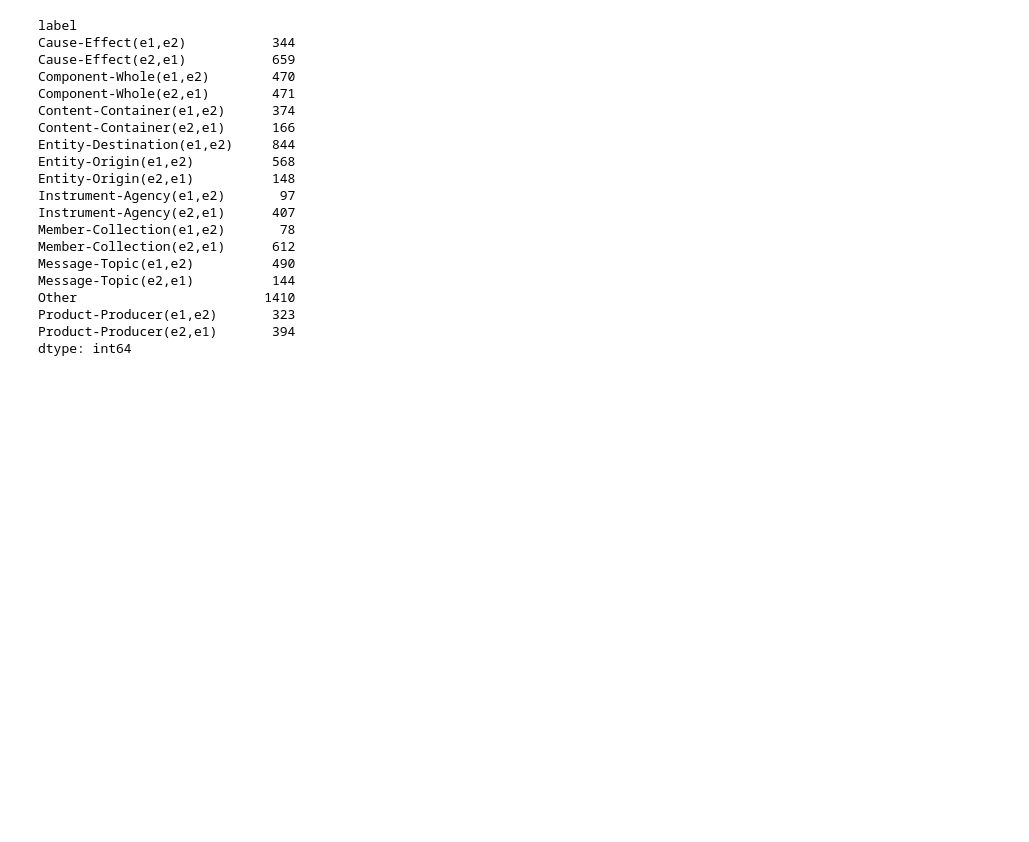
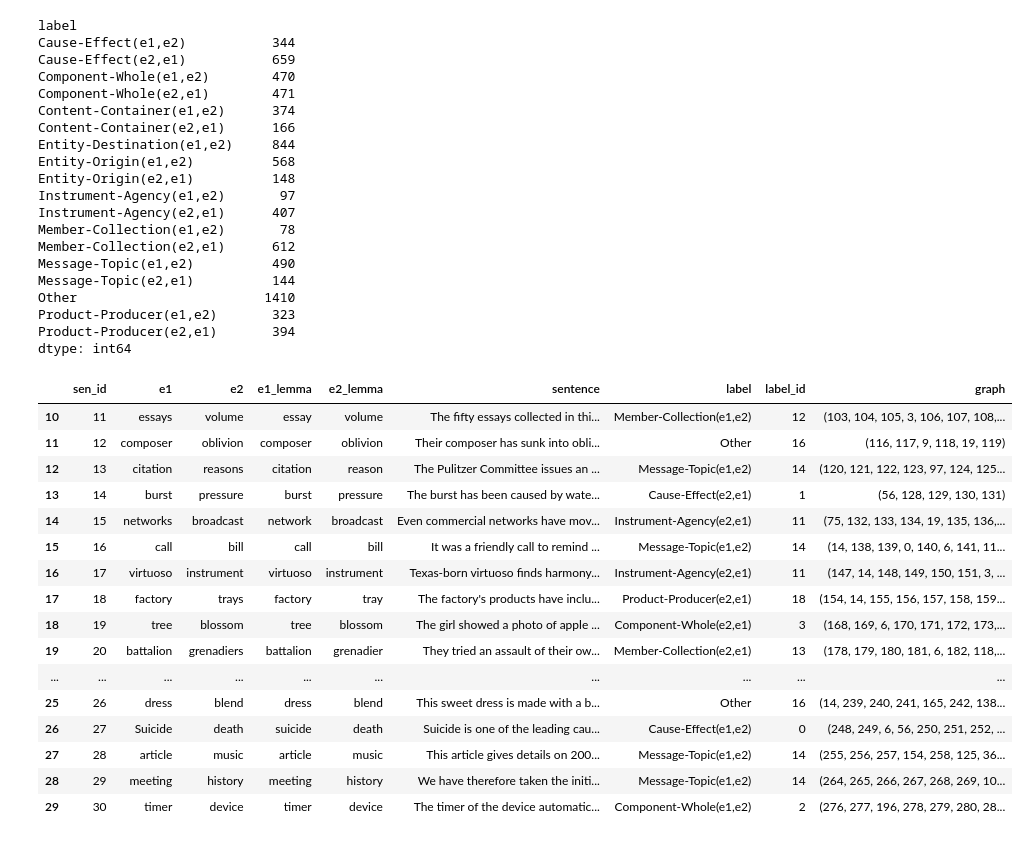
Before and after one commit to adaamko/POTATO, a Jupyter notebook: notebooks/experiments.ipynb, the cells around one changed output. Saved outputs shown, nothing was run; the diff lists cells and outputs as text; code cells hidden in the pictures; blank space fills up the shorter version.

```diff
--- a/notebooks/experiments.ipynb
+++ b/notebooks/experiments.ipynb
@@ -28,3 +38,7 @@ The code that caused this warning is on line 33 of the file /home/kovacs/project
+# %%
+data.set_graphs(graphs)
+# %%
+data.graphs = graphs
 # %%
 data.load_graphs("pickle.dat")
 # %%
@@ -55,6 +69,29 @@ Other                        1410
 Product-Producer(e1,e2)       323
 Product-Producer(e2,e1)       394
 dtype: int64
+# %%
+import pandas as pd
+pd.options.display.max_colwidth = 200
+# %%
+df[10:30]
+# %% [output]
+|  | sen_id | e1 | e2 | e1_lemma | e2_lemma | sentence | label | label_id | graph |
+| 10 | 11 | essays | volume | essay | volume | The fifty essays collected in thi... | Member-Collection(e1,e2) | 12 | (103, 104, 105, 3, 106, 107, 108,... |
+| 11 | 12 | composer | oblivion | composer | oblivion | Their composer has sunk into obli... | Other | 16 | (116, 117, 9, 118, 19, 119) |
+| 12 | 13 | citation | reasons | citation | reason | The Pulitzer Committee issues an ... | Message-Topic(e1,e2) | 14 | (120, 121, 122, 123, 97, 124, 125... |
+| 13 | 14 | burst | pressure | burst | pressure | The burst has been caused by wate... | Cause-Effect(e2,e1) | 1 | (56, 128, 129, 130, 131) |
+| 14 | 15 | networks | broadcast | network | broadcast | Even commercial networks have mov... | Instrument-Agency(e2,e1) | 11 | (75, 132, 133, 134, 19, 135, 136,... |
+| 15 | 16 | call | bill | call | bill | It was a friendly call to remind ... | Message-Topic(e1,e2) | 14 | (14, 138, 139, 0, 140, 6, 141, 11... |
+| 16 | 17 | virtuoso | instrument | virtuoso | instrument | Texas-born virtuoso finds harmony... | Instrument-Agency(e2,e1) | 11 | (147, 14, 148, 149, 150, 151, 3, ... |
+| 17 | 18 | factory | trays | factory | tray | The factory's products have inclu... | Product-Producer(e2,e1) | 18 | (154, 14, 155, 156, 157, 158, 159... |
+| 18 | 19 | tree | blossom | tree | blossom | The girl showed a photo of apple ... | Component-Whole(e2,e1) | 3 | (168, 169, 6, 170, 171, 172, 173,... |
+| 19 | 20 | battalion | grenadiers | battalion | grenadier | They tried an assault of their ow... | Member-Collection(e2,e1) | 13 | (178, 179, 180, 181, 6, 182, 118,... |
+| ... | ... | ... | ... | ... | ... | ... | ... | ... | ... |
+| 25 | 26 | dress | blend | dress | blend | This sweet dress is made with a b... | Other | 16 | (14, 239, 240, 241, 165, 242, 138... |
+| 26 | 27 | Suicide | death | suicide | death | Suicide is one of the leading cau... | Cause-Effect(e1,e2) | 0 | (248, 249, 6, 56, 250, 251, 252, ... |
+| 27 | 28 | article | music | article | music | This article gives details on 200... | Message-Topic(e1,e2) | 14 | (255, 256, 257, 154, 258, 125, 36... |
+| 28 | 29 | meeting | history | meeting | history | We have therefore taken the initi... | Message-Topic(e1,e2) | 14 | (264, 265, 266, 267, 268, 269, 10... |
+| 29 | 30 | timer | device | timer | device | The timer of the device automatic... | Component-Whole(e1,e2) | 2 | (276, 277, 196, 278, 279, 280, 28... |
 # %%
 import pandas as pd
 
```
Also changed, not shown: parts of 73 cells of this notebook, 3 other files.
